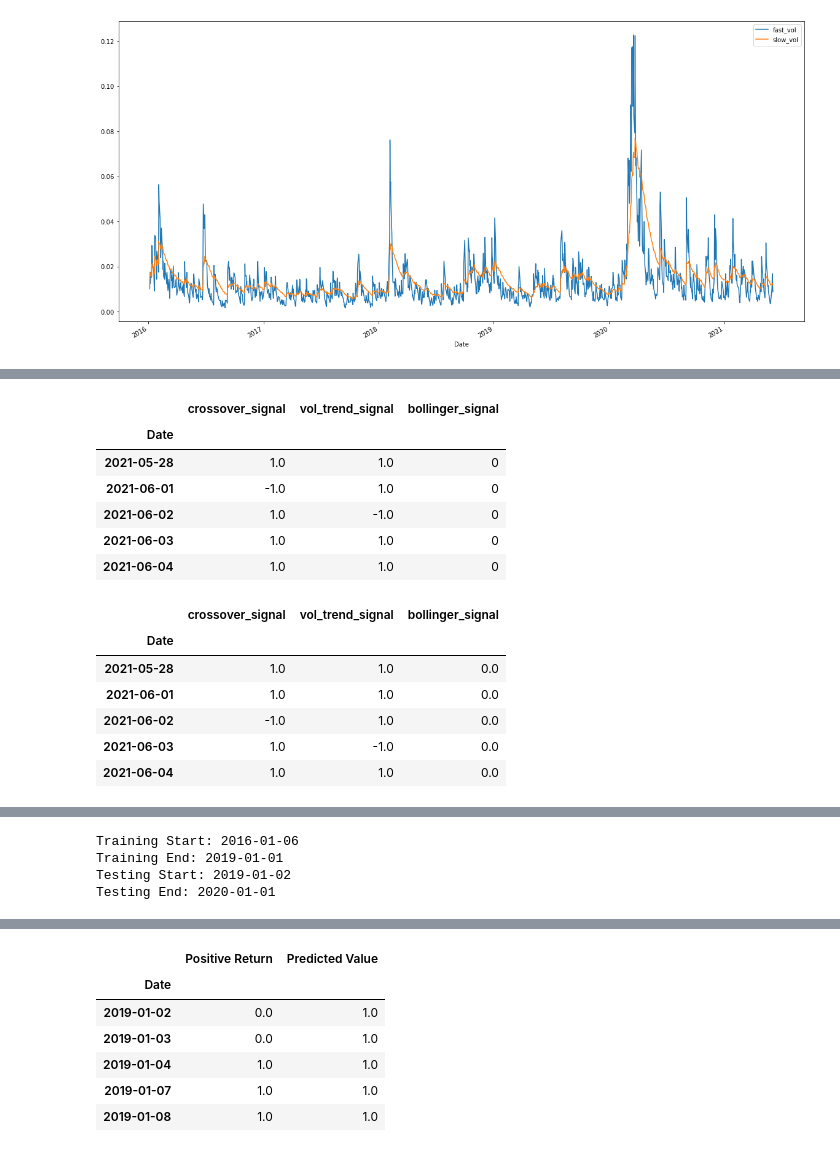
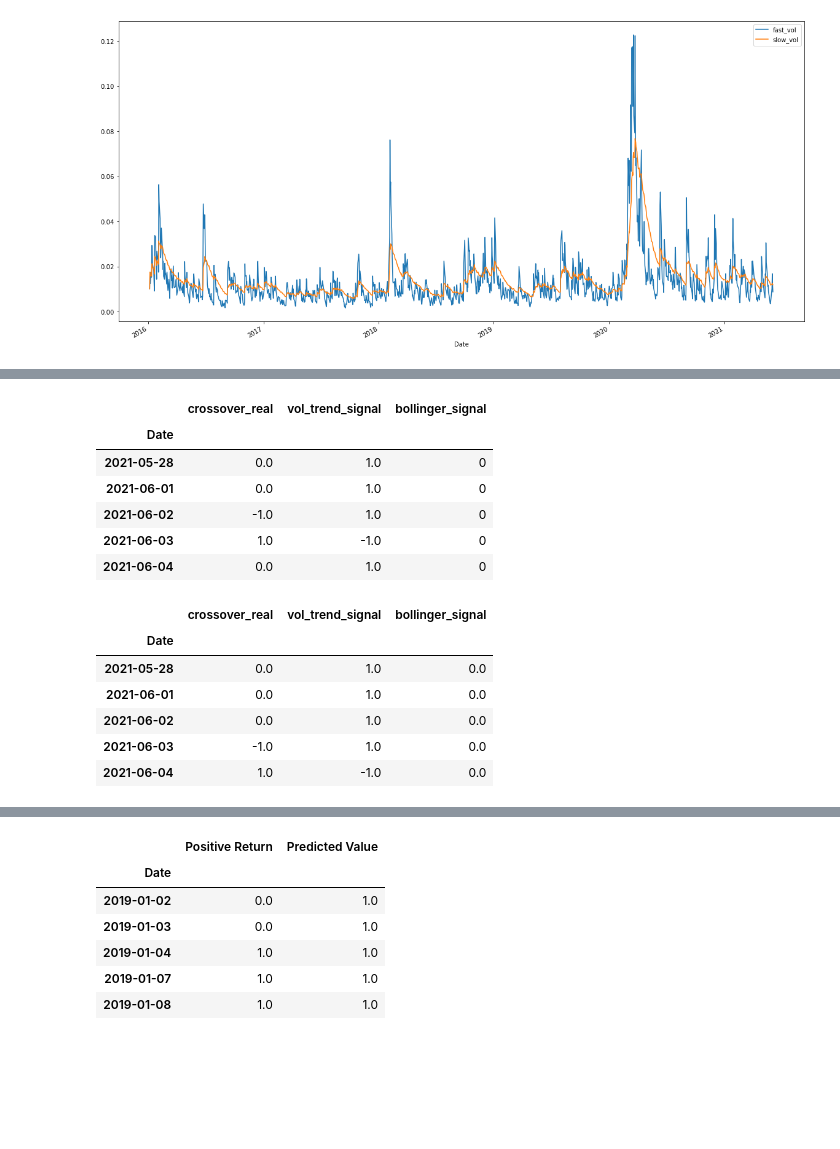
Before and after one commit to scolpan/etf_ml, a Jupyter notebook: InitialETF.ipynb, the cells around one changed output, grey strips where cells are left out. Saved outputs shown, nothing was run; the diff lists cells and outputs as text; code cells hidden in the pictures; blank space fills up the shorter version.

```diff
--- a/InitialETF.ipynb
+++ b/InitialETF.ipynb
@@ -175,3 +181,10 @@ sig_df
 | 2021-06-03 | 381.350006 | 0.004002 | 379.739307 | 377.260469 | 1.0 | 0.0 | 1.0 | ... |
 | 2021-06-04 | 384.579987 | 0.008470 | 382.159647 | 377.750635 | 1.0 | 0.0 | 1.0 | ... |
 1364 rows × 12 columns
+# %%
+#sig_df[['crossover_signal']]
+
+sig_df['crossover_toggle'] = sig_df.groupby((sig_df['crossover_signal'] != sig_df['crossover_signal'].shift(1)).cumsum()).cumcount()+1
+
+sig_df[['crossover_signal', 'crossover_toggle']]
+#final_df.groupby((final_df['low_equity'] != final_df['low_equity'].shift(1)).cumsum()).cumcount()+1
@@ -177,0 +206,2 @@ sig_df
+# %%
+sig_df['crossover_real'] = np.where(sig_df['crossover_toggle'] == 1, sig_df['crossover_signal'], 0)
@@ -192,7 +244,14 @@ sig_df[["Close","closing_rollingmean20", "closing_rollingstd20"]].plot(figsize=(
 sig_df["closing_bollinger_upper"] = sig_df["closing_rollingmean20"] + (sig_df["closing_rollingstd20"] * 2)
 sig_df["closing_bollinger_lower"] = sig_df["closing_rollingmean20"] - (sig_df["closing_rollingstd20"] * 2)
 
+sig_df["closing_bollinger_mod_upper"] = sig_df["closing_rollingmean20"] + (sig_df["closing_rollingstd20"] * 2.5)
+sig_df["closing_bollinger_mod_lower"] = sig_df["closing_rollingmean20"] - (sig_df["closing_rollingstd20"] * 2.5)
+
 sig_df[["Close","closing_bollinger_upper", "closing_bollinger_lower"]].plot(figsize=(20, 10))
+
+sig_df[["Close","closing_bollinger_mod_upper", "closing_bollinger_mod_lower"]].plot(figsize=(20, 10))
+
+
 
 
 ##Buying
@@ -227,28 +287,28 @@ sig_df
 # %%
-x_var_list = ['crossover_signal', 'vol_trend_signal', 'bollinger_signal']
+x_var_list = ['crossover_real', 'vol_trend_signal', 'bollinger_signal']
 
 # Filter by x-variable list
 sig_df[x_var_list].tail()
 # %% [output]
-|  | crossover_signal | vol_trend_signal | bollinger_signal |
+|  | crossover_real | vol_trend_signal | bollinger_signal |
 | Date |  |  |  |
-| 2021-05-28 | 1.0 | 1.0 | 0 |
-| 2021-06-01 | -1.0 | 1.0 | 0 |
-| 2021-06-02 | 1.0 | -1.0 | 0 |
-| 2021-06-03 | 1.0 | 1.0 | 0 |
-| 2021-06-04 | 1.0 | 1.0 | 0 |
+| 2021-05-28 | 0.0 | 1.0 | 0 |
+| 2021-06-01 | 0.0 | 1.0 | 0 |
+| 2021-06-02 | -1.0 | 1.0 | 0 |
+| 2021-06-03 | 1.0 | -1.0 | 0 |
+| 2021-06-04 | 0.0 | 1.0 | 0 |
 # %%
 # Shift DataFrame values by 1
 sig_df[x_var_list] = sig_df[x_var_list].shift(1)
 sig_df[x_var_list].tail()
 # %% [output]
-|  | crossover_signal | vol_trend_signal | bollinger_signal |
+|  | crossover_real | vol_trend_signal | bollinger_signal |
 | Date |  |  |  |
-| 2021-05-28 | 1.0 | 1.0 | 0.0 |
-| 2021-06-01 | 1.0 | 1.0 | 0.0 |
-| 2021-06-02 | -1.0 | 1.0 | 0.0 |
-| 2021-06-03 | 1.0 | -1.0 | 0.0 |
-| 2021-06-04 | 1.0 | 1.0 | 0.0 |
+| 2021-05-28 | 0.0 | 1.0 | 0.0 |
+| 2021-06-01 | 0.0 | 1.0 | 0.0 |
+| 2021-06-02 | 0.0 | 1.0 | 0.0 |
+| 2021-06-03 | -1.0 | 1.0 | 0.0 |
+| 2021-06-04 | 1.0 | -1.0 | 0.0 |
 # %%
 # Drop NAs and replace positive/negative infinity values
 sig_df.dropna(subset=x_var_list, inplace=True)
@@ -285,22 +362,17 @@ sig_df
 # %%
- # Construct training start and end dates
-training_start = sig_df.index.min().strftime(format= '%Y-%m-%d')
-training_end = '2019-01-01'
+#  # Construct training start and end dates
+# training_start = sig_df.index.min().strftime(format= '%Y-%m-%d')
+# training_end = '2019-01-01'
 
-# Construct testing start and end dates
-testing_start =  '2019-01-02'
-#testing_end = sig_df.index.max().strftime(format= '%Y-%m-%d')
-testing_end = '2020-01-01'
+# # Construct testing start and end dates
+# testing_start =  '2019-01-02'
+# #testing_end = sig_df.index.max().strftime(format= '%Y-%m-%d')
+# testing_end = '2020-01-01'
 
-# Print training and testing start/end dates
-print(f"Training Start: {training_start}")
-print(f"Training End: {training_end}")
-print(f"Testing Start: {testing_start}")
-print(f"Testing End: {testing_end}")
+# # Print training and testing start/end dates
+# print(f"Training Start: {training_start}")
+# print(f"Training End: {training_end}")
+# print(f"Testing Start: {testing_start}")
+# print(f"Testing End: {testing_end}")
-# %% [output]
-Training Start: 2016-01-06
-Training End: 2019-01-01
-Testing Start: 2019-01-02
-Testing End: 2020-01-01
 # %%
 # Construct the X_train and y_train datasets
```
Also changed, not shown: parts of 31 cells of this notebook.
